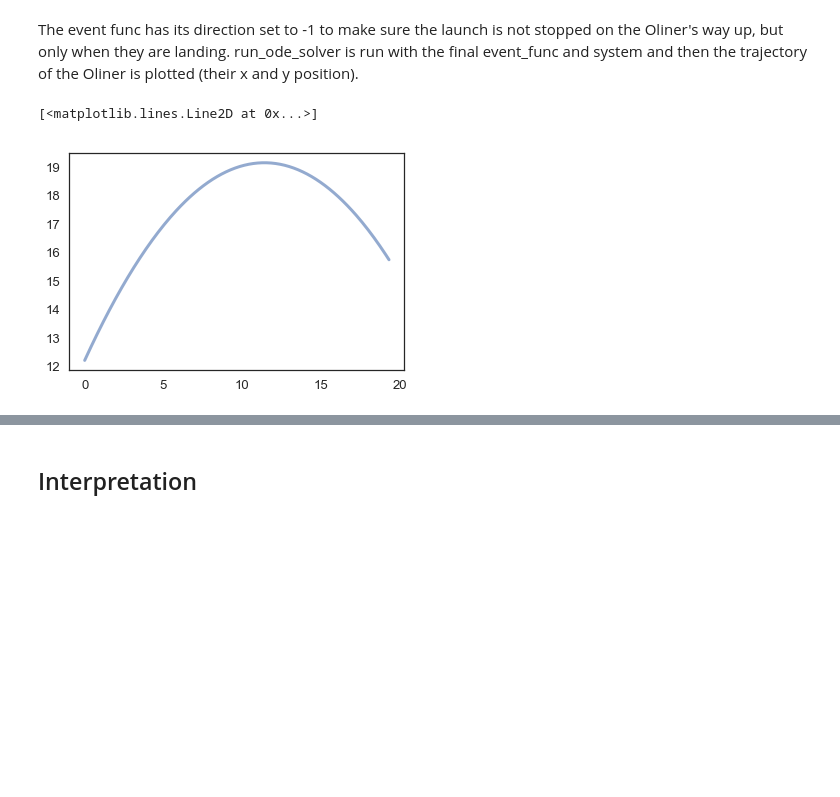
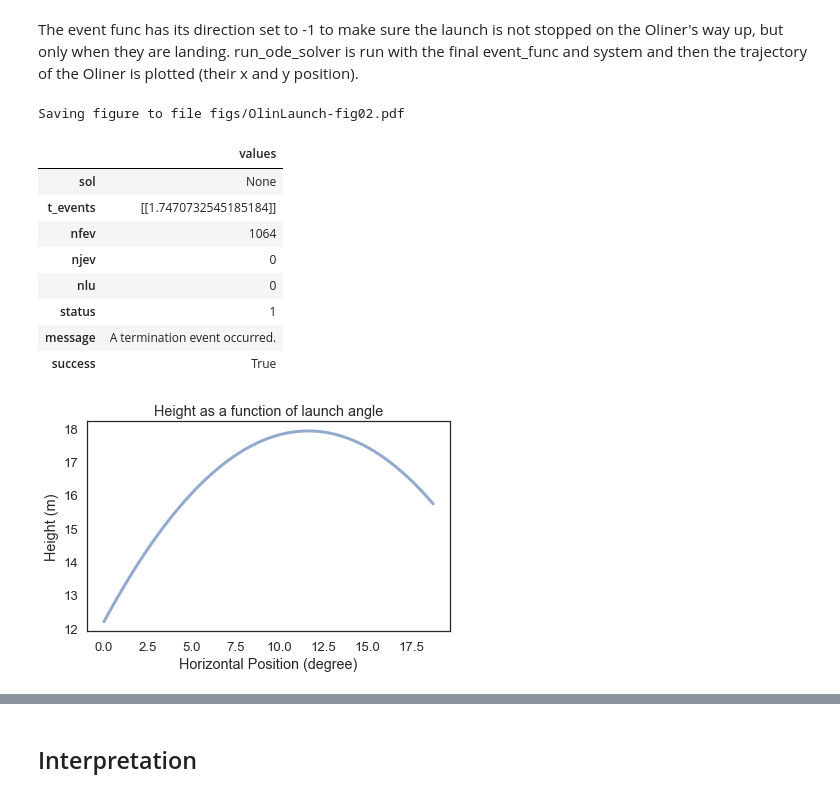
Before and after one commit to MellieZito/Project-3, a Jupyter notebook: code/OlinLaunch.ipynb, the cells around one changed output, grey strips where cells are left out. Cells and saved outputs as stored; diff of their text form; code cells hidden in the pictures; blank space fills up the shorter version.

```diff
--- a/code/OlinLaunch.ipynb
+++ b/code/OlinLaunch.ipynb
@@ -242,14 +247,14 @@ With initial velocity 40 m/s and an optimal launch angle, the person soars over
 # %% [markdown]
 ### Finding the minimum velocity
 # %%
-params = Params(x = 0 * m, #original x position
+params_min = Params(x = 0 * m, #original x position
                 y = 12.2 * m, #original y position (12.2 is the height of the edge of West Hall)
                 g = 9.8 * m/s**2, #acceleration due to gravity
                 mass = 70 * kg, #average mass of a human adult
                 diameter = 0.711 * m, #average diameter of a balled-up human (based off Annie)
                 rho = 1.2 * kg/m**3, #density of air
                 C_d = 0.47, #drag coefficient of a sphere
-                angle = results.x * degree, #initial launch angle
+                angle = results_range.x * degree, #initial launch angle
                 velocity = 40 * m / s, #initial launch velocity
                 t_end = 20 * s) #point at which to end the simulation
 # %% [output]
@@ -265,10 +270,10 @@ params = Params(x = 0 * m, #original x position
 | velocity | 40.0 meter / second |
 | t_end | 20 second |
 # %%
-def error_func_velocity(v, params):
-    params.velocity = v * m/s
-    system = make_system(params)
-    results = max_bounded(height_func, [0, 90], params)
+def error_func_velocity(v, params_min):
+    params_min.velocity = v * m/s
+    system = make_system(params_min)
+    results = max_bounded(height_func, [0, 90], params_min)
     height = results.fun
     return height - 16 * m
 # %% [markdown]
@@ -280,7 +285,7 @@ error_func_velocity(40, params)
 # %% [markdown]
 Then use `fsolve` to find the answer to the problem, the minimum velocity that gets the ball out of the park.
 # %%
-min_v_array = fsolve(error_func_velocity, 40, params)
+min_v_array = fsolve(error_func_velocity, 40, params_min)
 min_v = min_v_array[0]
 # %% [output]
 15.267840874900601
@@ -306,7 +311,7 @@ params_final = Params(x = 0 * m,
                 velocity = min_v * m / s,
                 t_end = 20 * s);
 # %%
-system = make_system(params_final);
+system_final = make_system(params_final);
 # %% [markdown]
 The final event func stops the simulation when the Oliner hits the roof of East Hall, which is 15.74 meters tall.
 # %%
@@ -325,18 +330,28 @@ def event_func_final(state, t, system):
 The event func has its direction set to -1 to make sure the launch is not stopped on the Oliner's way up, but only when they are landing. run_ode_solver is run with the final event_func and system and then the trajectory of the Oliner is plotted (their x and y position).
 # %%
 event_func_final.direction = -1
-results, details = run_ode_solver(system, slope_func, events=event_func_final, max_step=0.01)
+results, details = run_ode_solver(system_final, slope_func, events=event_func_final, max_step=0.01)
 plot(results.x, results.y)
-plot(results.x, results.y)
-decorate(xlabel='Horrizontal Position (degree)',
+decorate(xlabel='Horizontal Position (degree)',
          ylabel='Height (m)',
          title='Height as a function of launch angle',
          legend=False)
 
 savefig('figs/OlinLaunch-fig02.pdf')
+
+details
 # %% [output]
-[<matplotlib.lines.Line2D at 0x...>]
+Saving figure to file figs/OlinLaunch-fig02.pdf
+|  | values |
+| sol | None |
+| t_events | [[1.7470732545185184]] |
+| nfev | 1064 |
+| njev | 0 |
+| nlu | 0 |
+| status | 1 |
+| message | A termination event occurred. |
+| success | True |
-[figure, old version]
+[figure, new version]
 # %%
 final_x = get_last_value(results.x)
 final_y = get_last_value(results.y)
```
Also changed, not shown: parts of 11 cells of this notebook.
